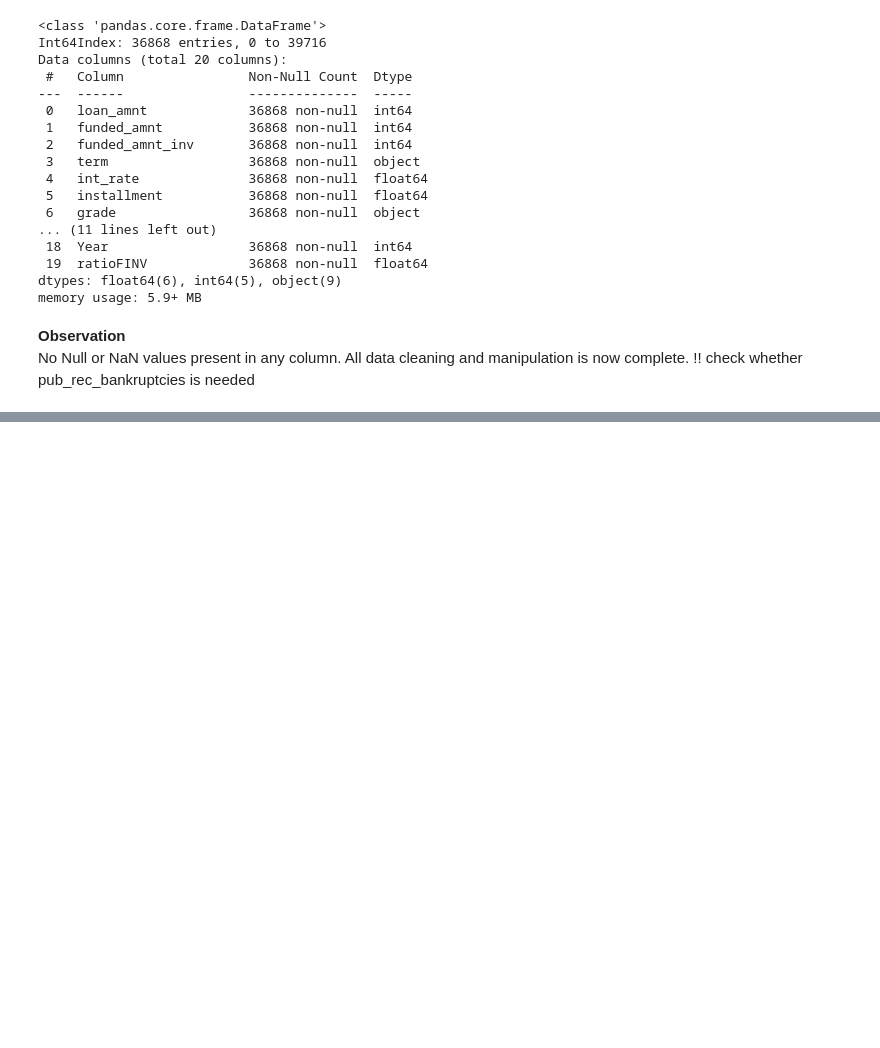
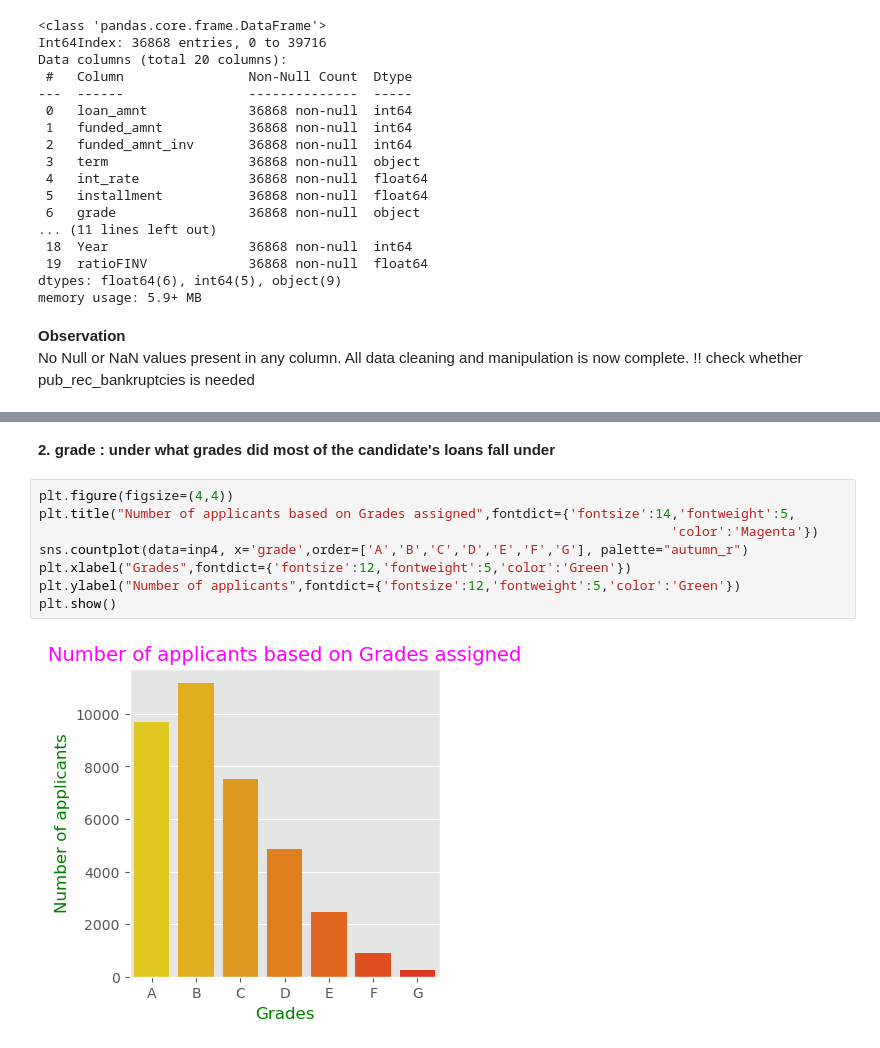
Before and after one commit to shagunp/Lending_CaseStudy, a Jupyter notebook: Andrea_Shagun.ipynb, the cells around one changed output, grey strips where cells are left out. Drawn from its saved outputs; the diff is of its cells as text; blank space fills up the shorter version.

```diff
--- a/Andrea_Shagun.ipynb
+++ b/Andrea_Shagun.ipynb
@@ -571,0 +597,12 @@ No Null or NaN values present in any column. All data cleaning and manipulation
+# %% [markdown]
+**2. grade : under what grades did most of the candidate's loans fall under**
+# %%
+plt.figure(figsize=(4,4))
+plt.title("Number of applicants based on Grades assigned",fontdict={'fontsize':14,'fontweight':5,
+                                                                                 'color':'Magenta'})
+sns.countplot(data=inp4, x='grade',order=['A','B','C','D','E','F','G'], palette="autumn_r")
+plt.xlabel("Grades",fontdict={'fontsize':12,'fontweight':5,'color':'Green'})
+plt.ylabel("Number of applicants",fontdict={'fontsize':12,'fontweight':5,'color':'Green'})
+plt.show()
+# %% [output]
+[figure, added]
```
Also changed, not shown: parts of 18 cells of this notebook.
